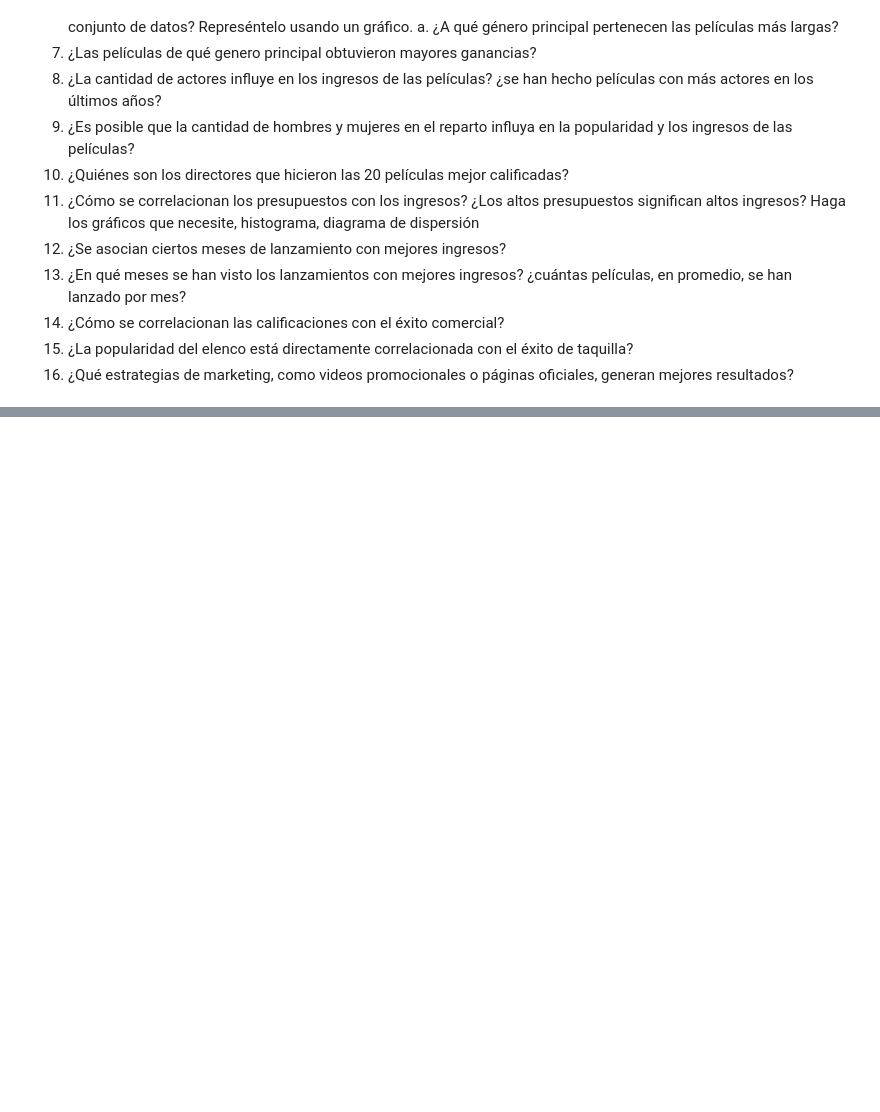
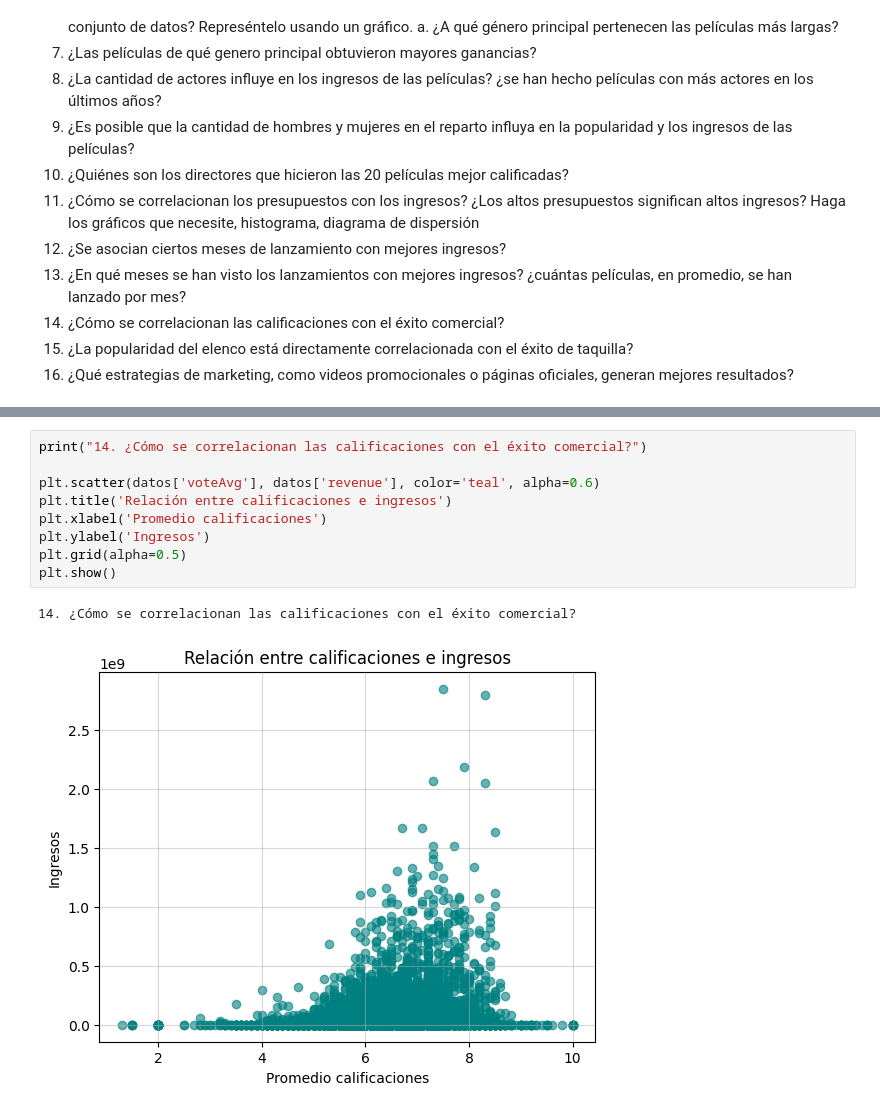
Before and after one commit to Fabiola-cc/CineVision_Studios, a Jupyter notebook: análisis_exploratorio.ipynb, the cells around one changed output, grey strips where cells are left out. Drawn from its saved outputs; the diff is of its cells as text; blank space fills up the shorter version.

```diff
--- a/análisis_exploratorio.ipynb
+++ b/análisis_exploratorio.ipynb
@@ -394,0 +498,12 @@ print("¿Qué estrategias de marketing, como videos promocionales o páginas ofi
+# %%
+print("14. ¿Cómo se correlacionan las calificaciones con el éxito comercial?")
+
+plt.scatter(datos['voteAvg'], datos['revenue'], color='teal', alpha=0.6)
+plt.title('Relación entre calificaciones e ingresos')
+plt.xlabel('Promedio calificaciones')
+plt.ylabel('Ingresos')
+plt.grid(alpha=0.5)
+plt.show()
+# %% [output]
+14. ¿Cómo se correlacionan las calificaciones con el éxito comercial?
+[figure, added]
```
Also changed, not shown: parts of 16 cells of this notebook.
